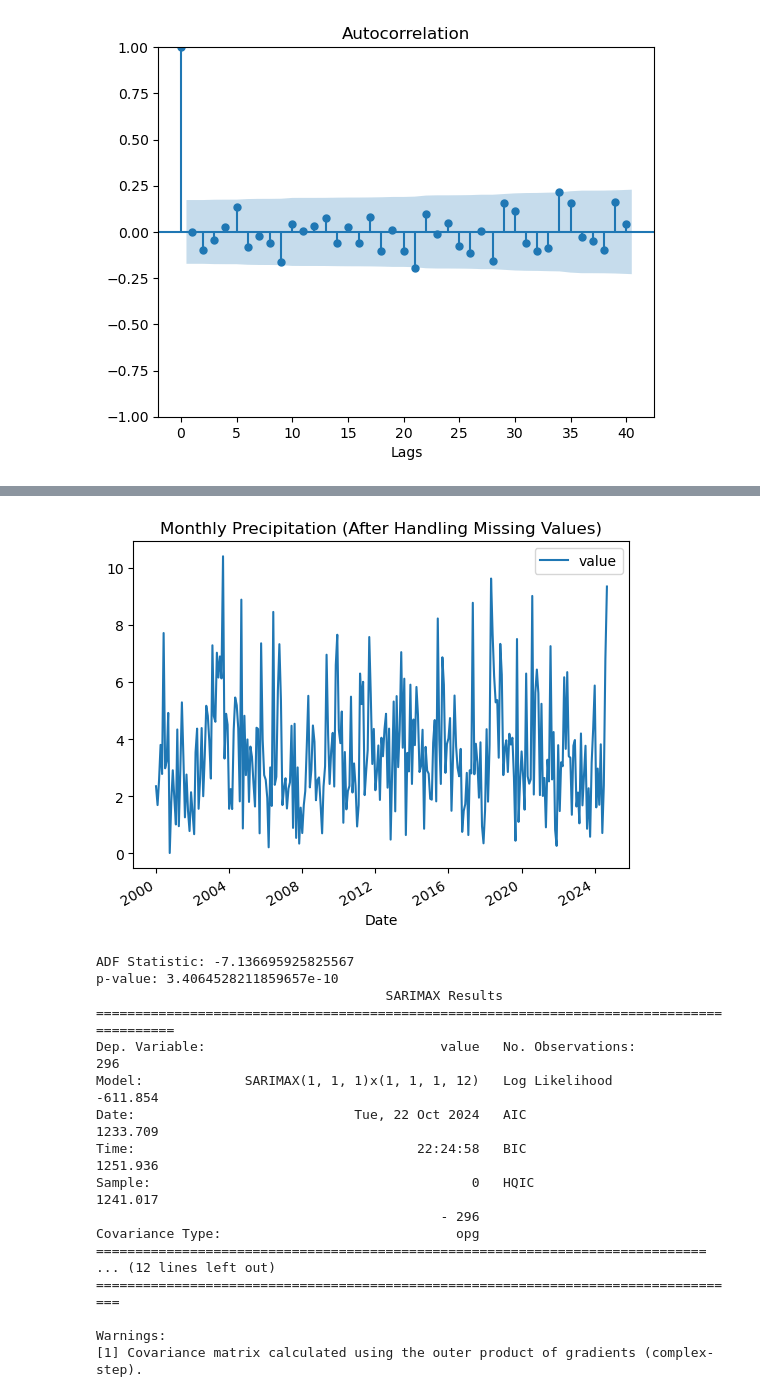
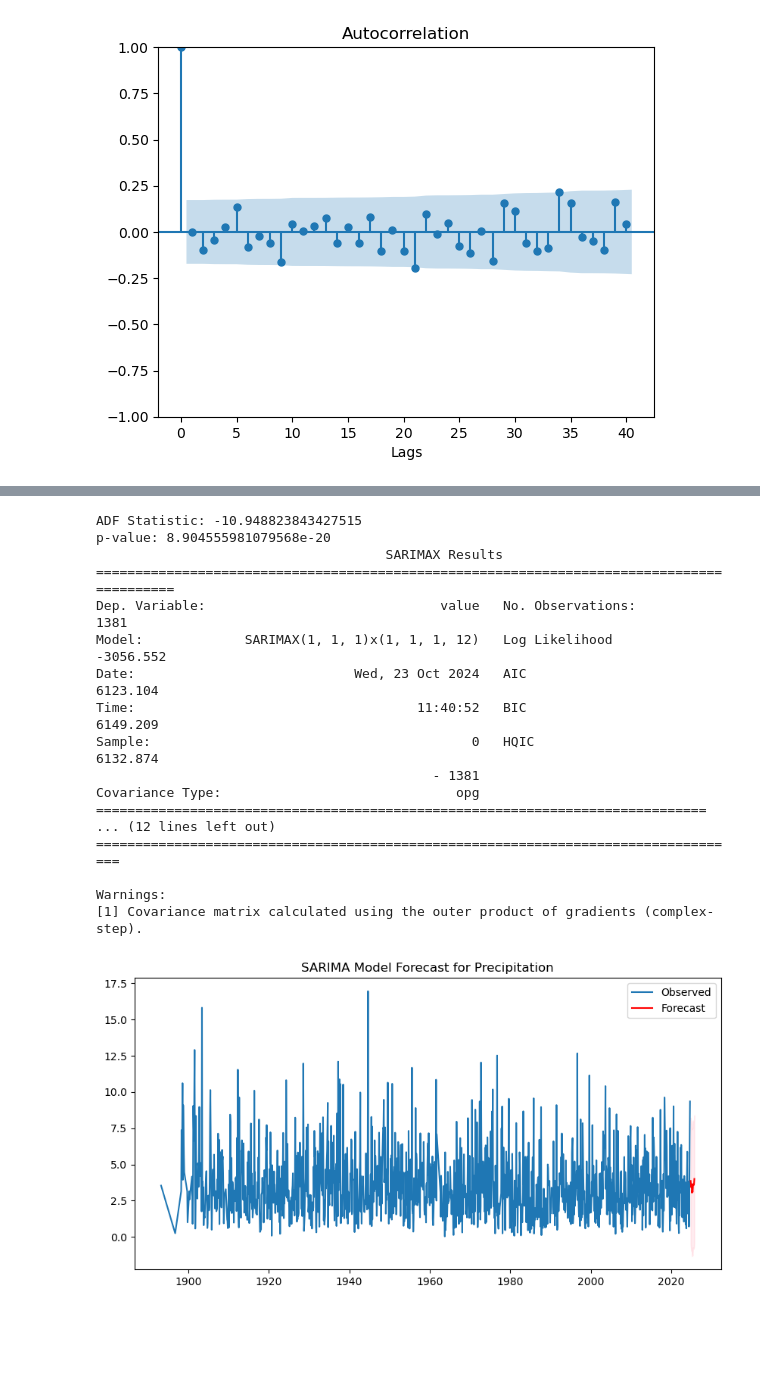
Before and after one commit to phipyao/ds4002-project-2, a Jupyter notebook: SCRIPTS/code.ipynb, the cells around one changed output, grey strips where cells are left out. Cells and saved outputs as stored; diff of their text form; code cells hidden in the pictures; blank space fills up the shorter version.

```diff
--- a/SCRIPTS/code.ipynb
+++ b/SCRIPTS/code.ipynb
@@ -271,7 +276,7 @@ Warnings:
 from statsmodels.tsa.statespace.sarimax import SARIMAX
 from statsmodels.tsa.stattools import adfuller
 # %%
-df = df1
+df = df3
 df = pd.melt(df, id_vars=['Year'], value_vars=['January','February','March','April','May','June','July','August','September','October','November','December'])
 
 df['Date'] = pd.to_datetime(df['Year'].astype(str) + ' ' + df['variable'])
@@ -286,53 +291,49 @@ df = df.sort_index()
 
 # Drop missing values
 df = df.dropna()
-
-# Plot the data after handling missing values
-df.plot(title="Monthly Precipitation (After Handling Missing Values)")
-plt.show()
 
 # Check for stationarity using the Augmented Dickey-Fuller test
 result = adfuller(df['value'])  # Replace 'October' with your preferred column
 print(f'ADF Statistic: {result[0]}')
 print(f'p-value: {result[1]}')
 
 # Apply SARIMA Model
 model = SARIMAX(df['value'], order=(1, 1, 1), seasonal_order=(1, 1, 1, 12))
 sarima_fit = model.fit(disp=False)
 
 # Summary of the model
 print(sarima_fit.summary())
 
 # Forecast the next 12 months
 forecast = sarima_fit.get_forecast(steps=12)
 forecast_index = pd.date_range(start=df.index[-1] + pd.DateOffset(months=1), periods=12, freq='M')
 forecast_values = forecast.predicted_mean
 confidence_intervals = forecast.conf_int()
 
 # Plot the forecast
 plt.figure(figsize=(10, 5))
 plt.plot(df, label='Observed')
 plt.plot(forecast_index, forecast_values, label='Forecast', color='red')
 plt.fill_between(forecast_index, confidence_intervals.iloc[:, 0], confidence_intervals.iloc[:, 1], color='pink', alpha=0.3)
 plt.title("SARIMA Model Forecast for Precipitation")
 plt.legend()
 plt.show()
 # %% [output]
+ADF Statistic: -10.948823843427515
+p-value: 8.904555981079568e-20
+                                     SARIMAX Results
+==========================================================================================
+Dep. Variable:                              value   No. Observations:                 1381
+Model:             SARIMAX(1, 1, 1)x(1, 1, 1, 12)   Log Likelihood               -3056.552
+Date:                            Wed, 23 Oct 2024   AIC                           6123.104
+Time:                                    11:40:52   BIC                           6149.209
+Sample:                                         0   HQIC                          6132.874
+                                           - 1381
+Covariance Type:                              opg
+==============================================================================
+... (12 lines left out)
+===================================================================================
+
+Warnings:
+[1] Covariance matrix calculated using the outer product of gradients (complex-step).
-[figure, old version]
+[figure, new version]
-ADF Statistic: -7.136695925825567
-p-value: 3.4064528211859657e-10
-                                     SARIMAX Results
-==========================================================================================
-Dep. Variable:                              value   No. Observations:                  296
-Model:             SARIMAX(1, 1, 1)x(1, 1, 1, 12)   Log Likelihood                -611.854
-Date:                            Tue, 22 Oct 2024   AIC                           1233.709
-Time:                                    22:24:58   BIC                           1251.936
-Sample:                                         0   HQIC                          1241.017
-                                            - 296
-Covariance Type:                              opg
-==============================================================================
-... (12 lines left out)
-===================================================================================
-
-Warnings:
-[1] Covariance matrix calculated using the outer product of gradients (complex-step).
```
Also changed, not shown: parts of 9 cells of this notebook.
